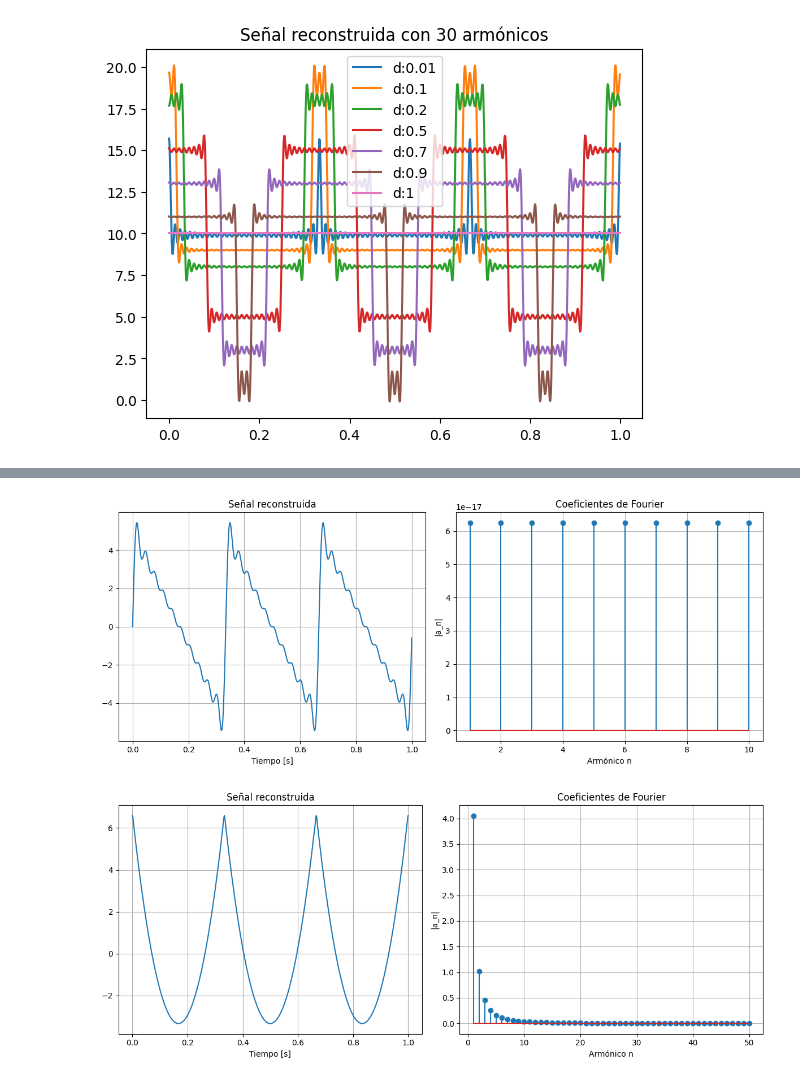
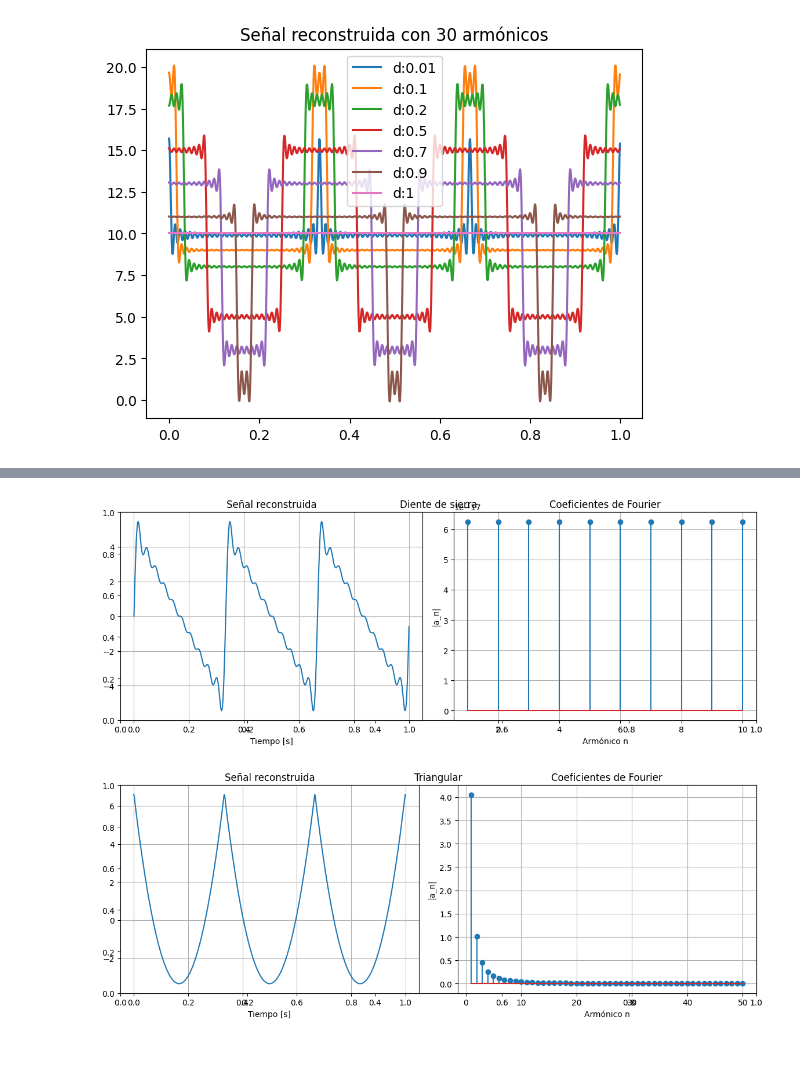
Before and after one commit to Dowhyj32/Modelado-Continuo, a Jupyter notebook: Analisis de Fourier/Labo/Ej_4.ipynb, the cells around one changed output, grey strips where cells are left out. Drawn from its saved outputs; the diff is of its cells as text; code cells hidden in the pictures; blank space fills up the shorter version.

```diff
--- a/Analisis de Fourier/Labo/Ej_4.ipynb
+++ b/Analisis de Fourier/Labo/Ej_4.ipynb
@@ -150,7 +152,7 @@ N = 10                    # cantidad de armónicos
 t = np.arange(0, 1, 1/1000)
 
 # ----------------------------
-# Reconstrucción de la señal
+# Diente de sierra
 # ----------------------------
 
 diente_sierra = 0
@@ -166,34 +168,35 @@ for n in range(1, N + 1):
 
     # suma de armónicos
     diente_sierra += b_n * np.sin(n * w0 * t)
 
 # ----------------------------
 # Gráficos
 # ----------------------------
 
 armonicos = np.arange(1, N + 1)
 
 plt.figure(figsize=(12,5))
+plt.title(f'Diente de sierra')
 
 # Señal reconstruida
 plt.subplot(1,2,1)
 plt.plot(t, diente_sierra)
 plt.title(f'Señal reconstruida')
 plt.xlabel('Tiempo [s]')
 plt.grid(True)
 
 # Coeficientes de Fourier
 plt.subplot(1,2,2)
 plt.stem(armonicos, np.abs(coeficientes))
 plt.title('Coeficientes de Fourier')
 plt.xlabel('Armónico n')
 plt.ylabel('|a_n|')
 plt.grid(True)
 
 plt.tight_layout()
 plt.show()
 # %% [output]
-[figure, old version]
+[figure, new version]
 # %%
 # Parámetros
 A = 10
@@ -205,7 +208,7 @@ N = 50                    # cantidad de armónicos
 t = np.arange(0, 1, 1/10000)
 
 # ----------------------------
-# Reconstrucción de la señal
+# Triangular
 # ----------------------------
 
 triangular = 0
@@ -229,6 +232,7 @@ for n in range(1, N + 1):
 armonicos = np.arange(1, N + 1)
 
 plt.figure(figsize=(12,5))
+plt.title(f'Triangular')
 
 # Señal reconstruida
 plt.subplot(1,2,1)
@@ -248,4 +252,4 @@ plt.grid(True)
 plt.tight_layout()
 plt.show()
 # %% [output]
-[figure, old version]
+[figure, new version]
```
Also changed, not shown: parts of 2 cells of this notebook.
